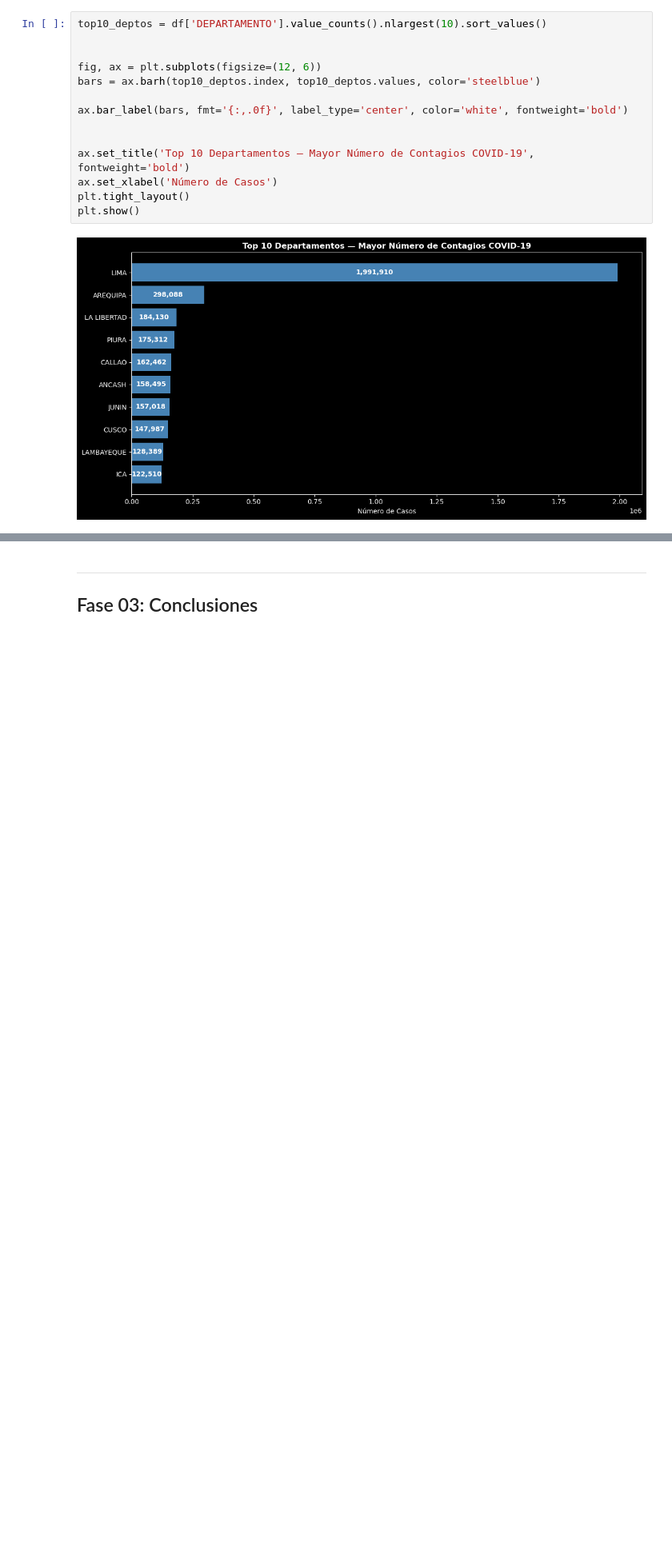
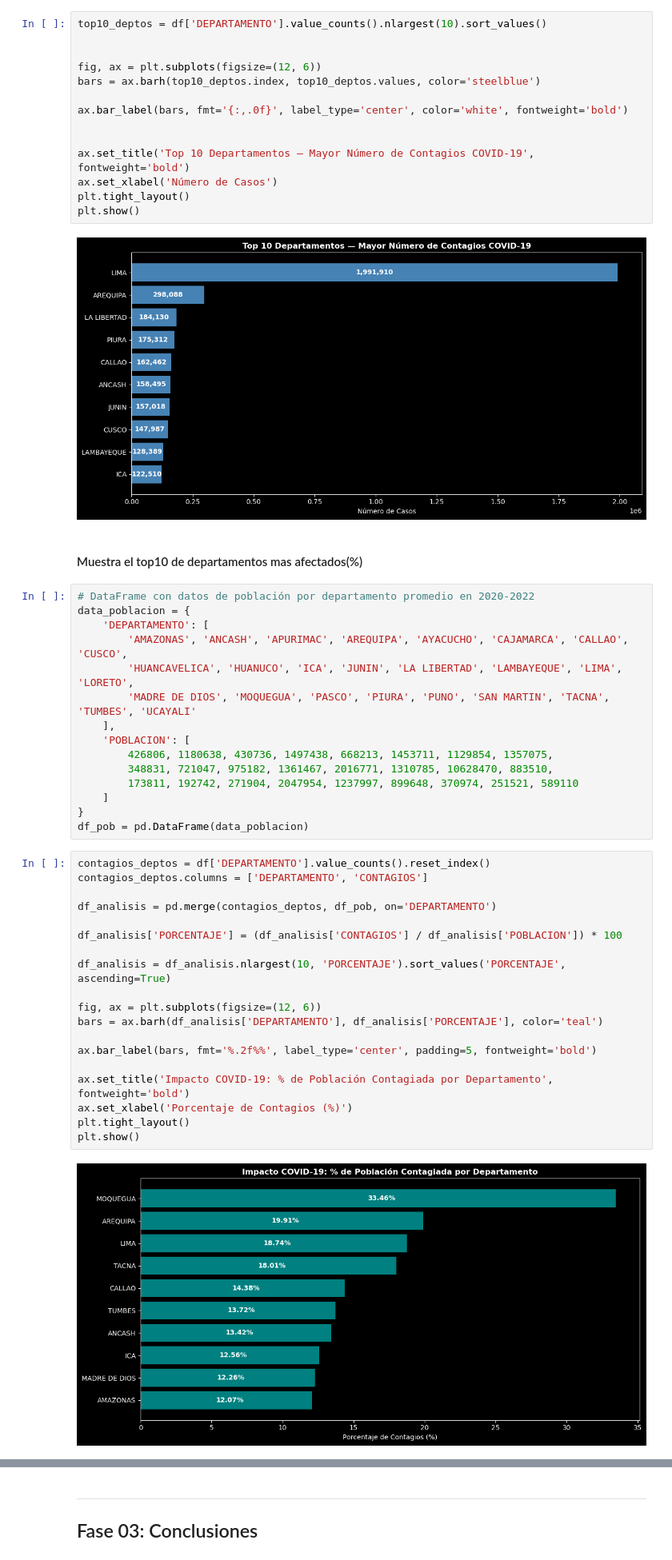
Before and after one commit to MartinTrillo22/preliminar_ciencia_datos, a Jupyter notebook: analisis.ipynb, the cells around one changed output, grey strips where cells are left out. Shown at 80% size. Cells and saved outputs as stored; diff of their text form; blank space fills up the shorter version.

Commit message:
agregue el grafico para la estadistica porcentual de casos por departamento

```diff
--- a/analisis.ipynb
+++ b/analisis.ipynb
@@ -184,3 +184,41 @@ plt.tight_layout()
 plt.show()
 # %% [output]
 [figure]
+# %% [markdown]
+#### Muestra el top10 de departamentos mas afectados(%)
+# %%
+# DataFrame con datos de población por departamento promedio en 2020-2022
+data_poblacion = {
+    'DEPARTAMENTO': [
+        'AMAZONAS', 'ANCASH', 'APURIMAC', 'AREQUIPA', 'AYACUCHO', 'CAJAMARCA', 'CALLAO', 'CUSCO',
+        'HUANCAVELICA', 'HUANUCO', 'ICA', 'JUNIN', 'LA LIBERTAD', 'LAMBAYEQUE', 'LIMA', 'LORETO',
+        'MADRE DE DIOS', 'MOQUEGUA', 'PASCO', 'PIURA', 'PUNO', 'SAN MARTIN', 'TACNA', 'TUMBES', 'UCAYALI'
+    ],
+    'POBLACION': [
+        426806, 1180638, 430736, 1497438, 668213, 1453711, 1129854, 1357075,
+        348831, 721047, 975182, 1361467, 2016771, 1310785, 10628470, 883510,
+        173811, 192742, 271904, 2047954, 1237997, 899648, 370974, 251521, 589110
+    ]
+}
+df_pob = pd.DataFrame(data_poblacion)
+# %%
+contagios_deptos = df['DEPARTAMENTO'].value_counts().reset_index()
+contagios_deptos.columns = ['DEPARTAMENTO', 'CONTAGIOS']
+
+df_analisis = pd.merge(contagios_deptos, df_pob, on='DEPARTAMENTO')
+
+df_analisis['PORCENTAJE'] = (df_analisis['CONTAGIOS'] / df_analisis['POBLACION']) * 100
+
+df_analisis = df_analisis.nlargest(10, 'PORCENTAJE').sort_values('PORCENTAJE', ascending=True)
+
+fig, ax = plt.subplots(figsize=(12, 6))
+bars = ax.barh(df_analisis['DEPARTAMENTO'], df_analisis['PORCENTAJE'], color='teal')
+
+ax.bar_label(bars, fmt='%.2f%%', label_type='center', padding=5, fontweight='bold')
+
+ax.set_title('Impacto COVID-19: % de Población Contagiada por Departamento', fontweight='bold')
+ax.set_xlabel('Porcentaje de Contagios (%)')
+plt.tight_layout()
+plt.show()
+# %% [output]
+[figure, added]
```
Also changed, not shown: parts of 1 cell of this notebook.
